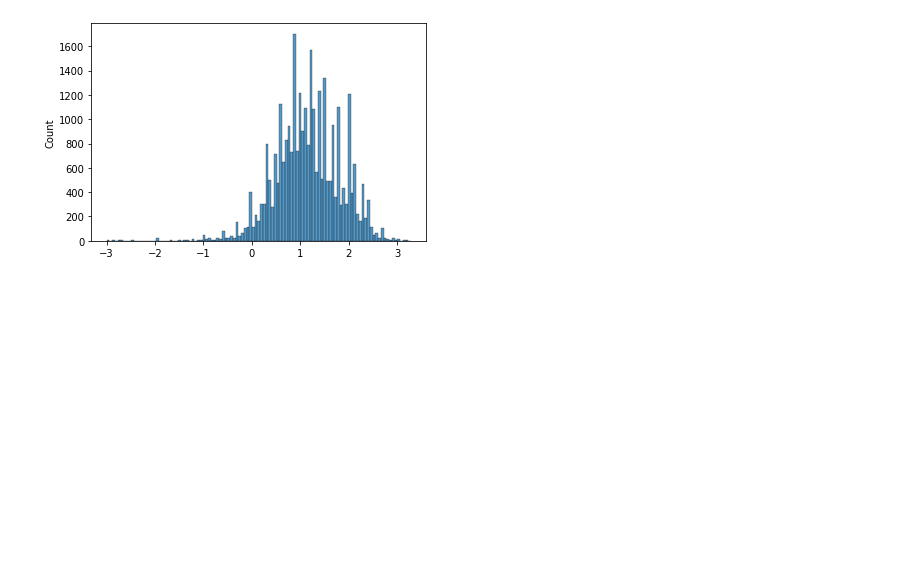
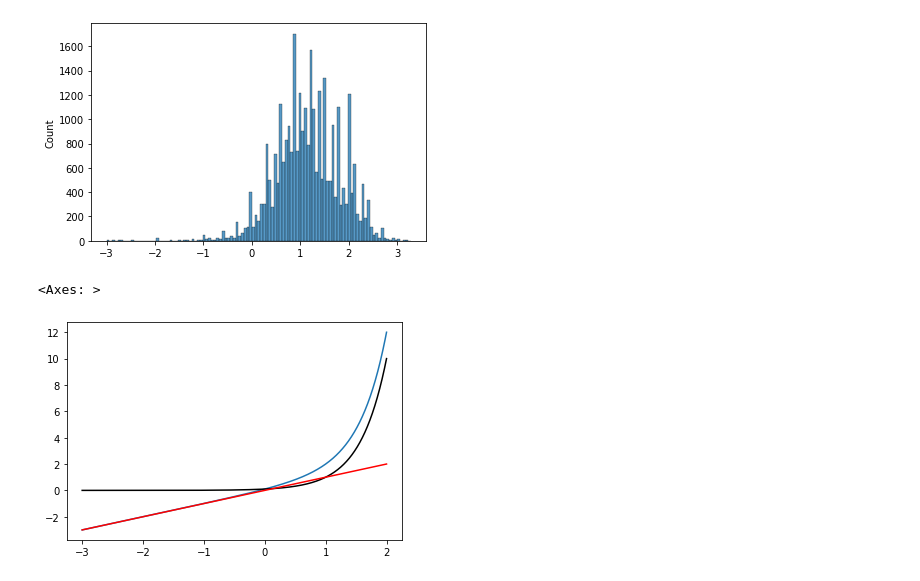
Before and after one commit to adcollin/AMPLify-Feedback, a Jupyter notebook: DataPreprocessing.ipynb, the cells around one changed output. Saved outputs shown, nothing was run; the diff lists cells and outputs as text; code cells hidden in the pictures; blank space fills up the shorter version.

```diff
--- a/DataPreprocessing.ipynb
+++ b/DataPreprocessing.ipynb
@@ -101,3 +101,13 @@ for i, (train_index, test_index) in enumerate(kf.split(seq_cv)):
     np.save("processed_data/cv/seq_test_{}".format(i), seq_test)
     np.save("processed_data/cv/state_test_{}".format(i), state_test)
     np.save("processed_data/cv/label_test_{}".format(i), label_test)
+# %%
+x = np.arange(0.001, 100, 0.001)
+y = np.log10(x) + x/10
+# %%
+sns.lineplot(np.log10(x), y)
+sns.lineplot(np.log10(x), x/10, color="black")
+sns.lineplot(np.log10(x), np.log10(x), color="red")
+# %% [output]
+<Axes: >
+[figure, added]
```
Also changed, not shown: 11 other files.
